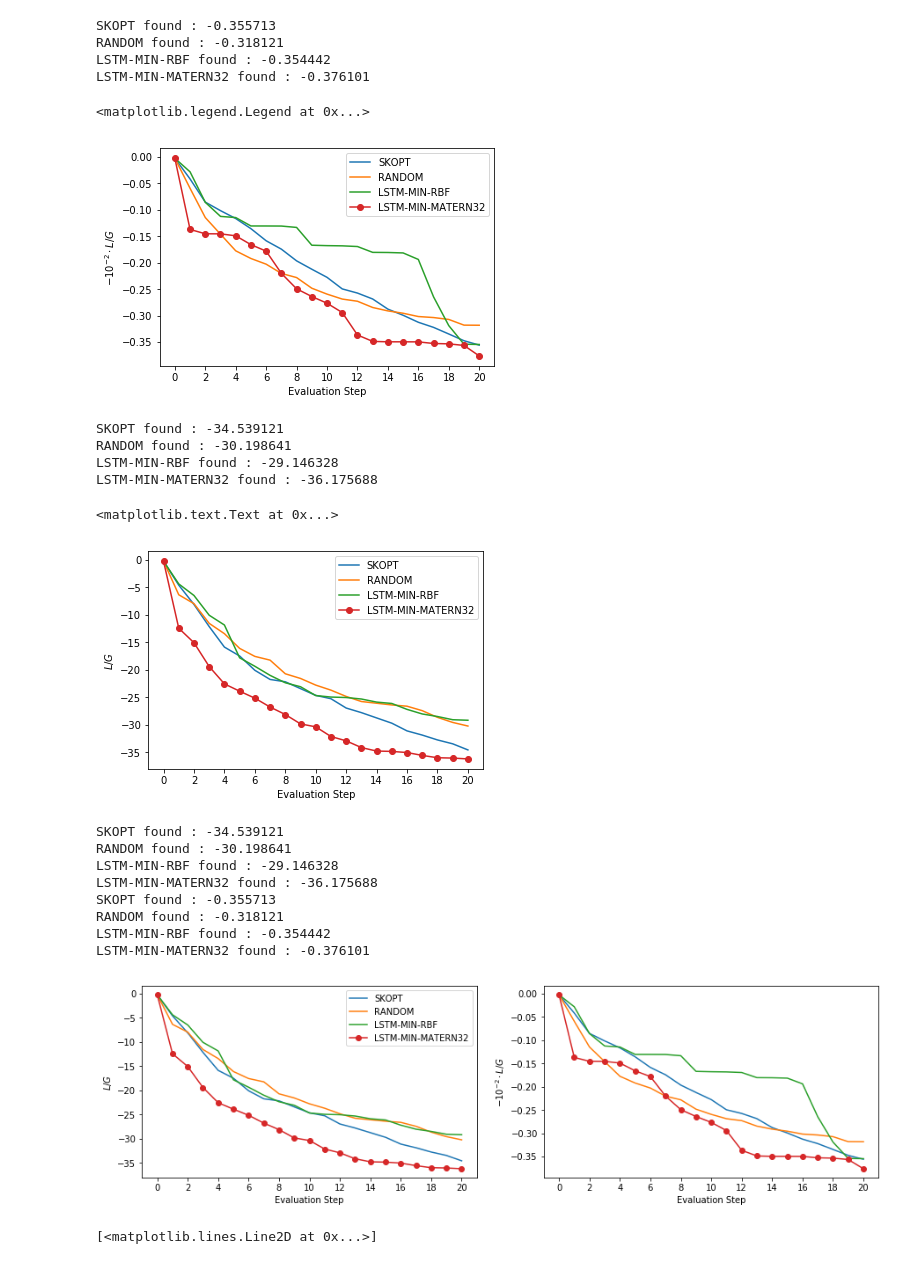
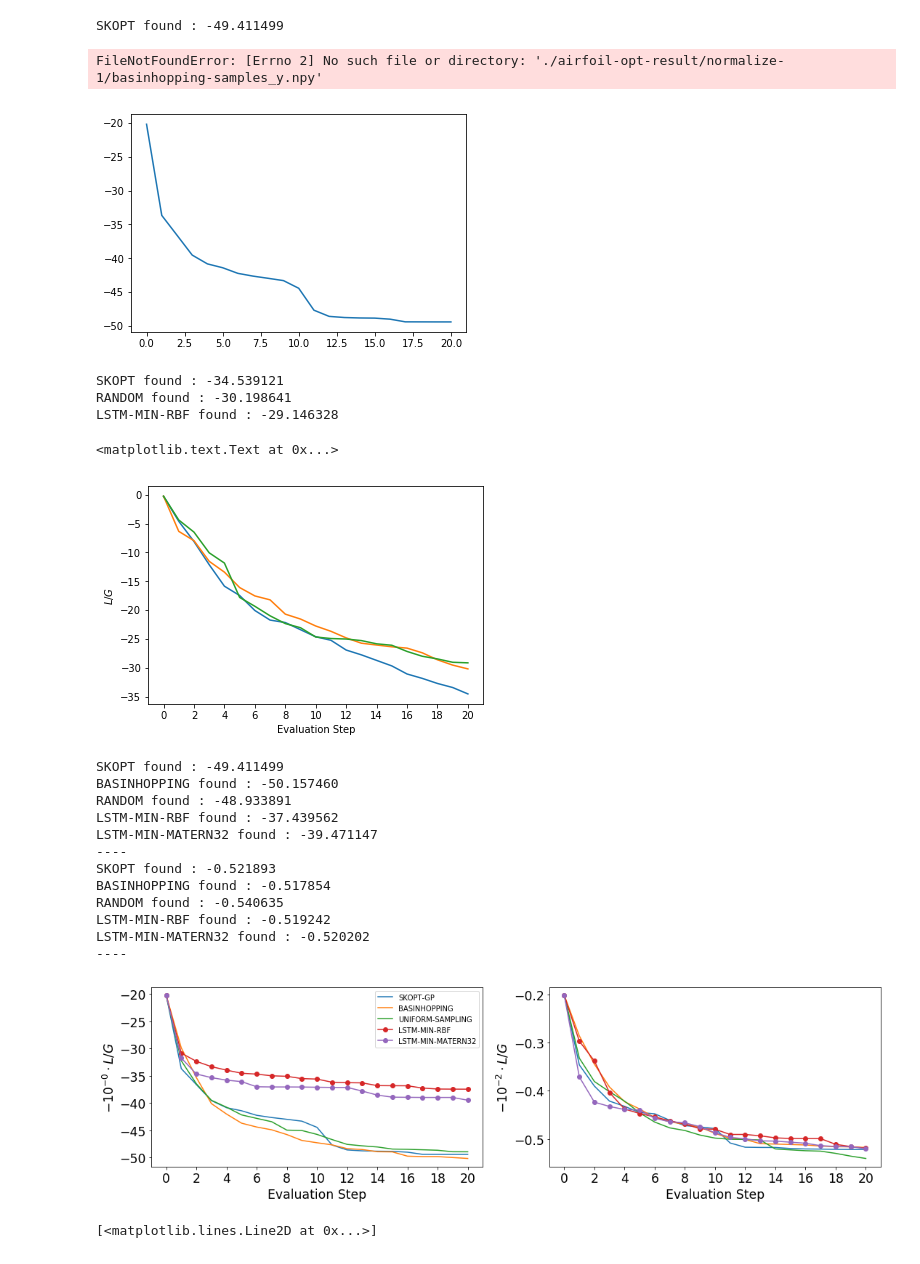
Before and after one commit to p16i/blackbox-optimization-using-rnns, a Jupyter notebook: airfoil-optimization.ipynb, the cells around one changed output. Cells and saved outputs as stored; diff of their text form; code cells hidden in the pictures.

```diff
--- a/airfoil-optimization.ipynb
+++ b/airfoil-optimization.ipynb
@@ -12,5 +7,5 @@ print(a)
 # %%
-METHODS = ['SKOPT','RANDOM','LSTM-MIN-RBF', 'LSTM-MIN-MATERN32']
+METHODS = ['SKOPT','BASINHOPPING','RANDOM','LSTM-MIN-RBF', 'LSTM-MIN-MATERN32']
 # %%
 # METHODS = ['SKOPT-GP', 'SKOPT-GBRT', 'RANDOM', 'LSTM-MIN']
 
@@ -25,24 +20,25 @@ def plot_data(normalization):
     for i in METHODS:
         y = utils.average_min_found_values_across_rows(load_data(i.lower(), normalization ))
         print('%s found : %f' % (i,y[-1]))
-        if i == 'LSTM-MIN-MATERN32':
+        if i == 'RANDOM':
+            i = 'UNIFORM-SAMPLING'
+        elif i == 'SKOPT':
+            i = 'SKOPT-GP'
+        if i in ['LSTM-MIN-MATERN32', 'LSTM-MIN-RBF'] :
             plt.plot(y, label=i, marker='o')
         else:
             plt.plot(y, label=i)
     plt.xticks(range(0,21,2))
-    plt.ylabel('$-10^{-2}\\cdot L/G$')
+    plt.ylabel('$-10^{%.0f}\\cdot L/G$' % (-np.log10(normalization)) )
     plt.xlabel('Evaluation Step')
 #     plt.legend()
 
-plot_data(normalization=100)
+plot_data(normalization=1)
 plt.legend()
 # %% [output]
-SKOPT found : -0.355713
-RANDOM found : -0.318121
-LSTM-MIN-RBF found : -0.354442
-LSTM-MIN-MATERN32 found : -0.376101
+SKOPT found : -49.411499
-<matplotlib.legend.Legend at 0x...>
+FileNotFoundError: [Errno 2] No such file or directory: './airfoil-opt-result/normalize-1/basinhopping-samples_y.npy'
-[figure, old version]
+[figure, new version]
 # %%
 plot_data(normalization=1)
 plt.ylabel('$L/G$')
@@ -50,29 +46,41 @@ plt.ylabel('$L/G$')
 SKOPT found : -34.539121
 RANDOM found : -30.198641
 LSTM-MIN-RBF found : -29.146328
-LSTM-MIN-MATERN32 found : -36.175688
 <matplotlib.text.Text at 0x...>
-[figure, old version]
+[figure, new version]
+# %%
+import matplotlib.pylab as pylab
+params = {
+    'axes.labelsize': 'xx-large',
+    'xtick.labelsize':'xx-large',
+    'ytick.labelsize':'xx-large'
+}
+pylab.rcParams.update(params)
 # %%
 count = 1
-plt.figure(figsize=(15,4))
+plt.figure(figsize=(18,10))
 for i in [1,100]:
-    plt.subplot(1,2,count)
+    plt.subplot(2,2,count)
     plot_data(normalization=i)
-    if i == 1:
-        plt.ylabel('$L/G$')
+    print('----')
+    if count == 1:
         plt.legend()
     count = count + 1
+# plt.savefig('airfoil-opt.svg')
 # %% [output]
-SKOPT found : -34.539121
-RANDOM found : -30.198641
-LSTM-MIN-RBF found : -29.146328
-LSTM-MIN-MATERN32 found : -36.175688
-SKOPT found : -0.355713
-RANDOM found : -0.318121
-LSTM-MIN-RBF found : -0.354442
-LSTM-MIN-MATERN32 found : -0.376101
+SKOPT found : -49.411499
+BASINHOPPING found : -50.157460
+RANDOM found : -48.933891
+LSTM-MIN-RBF found : -37.439562
+LSTM-MIN-MATERN32 found : -39.471147
+----
+SKOPT found : -0.521893
+BASINHOPPING found : -0.517854
+RANDOM found : -0.540635
+LSTM-MIN-RBF found : -0.519242
+LSTM-MIN-MATERN32 found : -0.520202
+----
-[figure, old version]
+[figure, new version]
 # %%
 def plot_1_over_norm(method):
     output_dir = utils.loadConfig()['airfoil_optimization']['output_dir']
```
Also changed, not shown: parts of 5 cells of this notebook, 4 other files.
